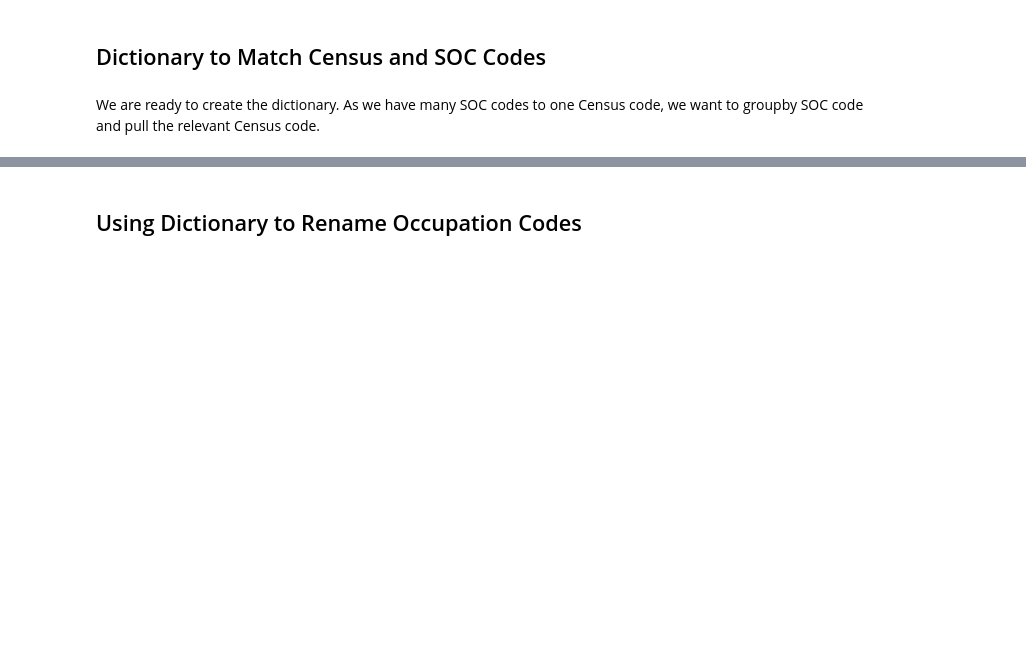
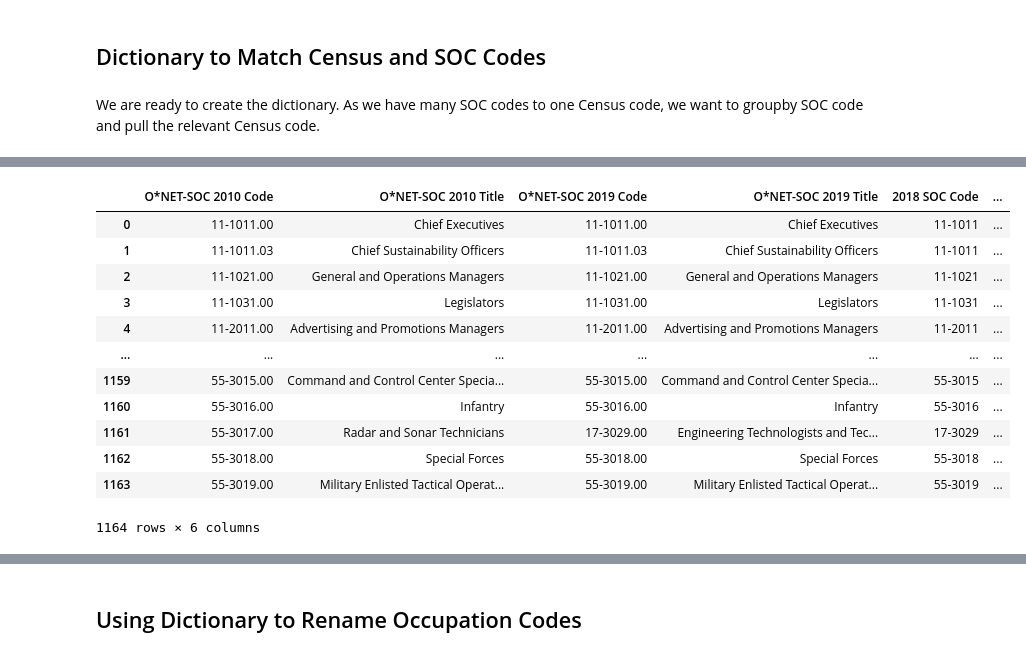
Before and after one commit to meganmccoy/ONET_Occupation_Codes, a Jupyter notebook: Mapping SOP and Census Occupation Codes.ipynb, the cells around one changed output, grey strips where cells are left out. Cells and saved outputs as stored; diff of their text form; code cells hidden in the pictures; blank space fills up the shorter version.

Commit message:
Found issue with DN matching; trying with DN BLS crosswalk code

```diff
--- a/Mapping SOP and Census Occupation Codes.ipynb
+++ b/Mapping SOP and Census Occupation Codes.ipynb
@@ -107,0 +149,4 @@ crosswalk_dict = dict(crosswalk.groupby('2018 SOC Code')['2010 Census Code'].app
+# %%
+crosswalk_onet_2010_to_2019 = pd.read_csv('https://www.onetcenter.org/taxonomy/2019/walk/2010_to_2019_Crosswalk.csv?fmt=csv')
+
+crosswalk_onet_2010_to_2019.head(10) # 1164 occupations
@@ -107,0 +181,19 @@ crosswalk_dict = dict(crosswalk.groupby('2018 SOC Code')['2010 Census Code'].app
+# %%
+tmp = pd.merge(crosswalk_onet_2010_to_2019, crosswalk_onet_2019_to_2018, how='left', on=['O*NET-SOC 2019 Code', 'O*NET-SOC 2019 Title'])
+onetDN = pd.merge(DN, tmp, how = 'left', on=['O*NET-SOC 2010 Code', 'O*NET-SOC 2010 Title'])
+# %%
+tmp
+# %% [output]
+|  | O*NET-SOC 2010 Code | O*NET-SOC 2010 Title | O*NET-SOC 2019 Code | O*NET-SOC 2019 Title | 2018 SOC Code | ... |
+| 0 | 11-1011.00 | Chief Executives | 11-1011.00 | Chief Executives | 11-1011 | ... |
+| 1 | 11-1011.03 | Chief Sustainability Officers | 11-1011.03 | Chief Sustainability Officers | 11-1011 | ... |
+| 2 | 11-1021.00 | General and Operations Managers | 11-1021.00 | General and Operations Managers | 11-1021 | ... |
+| 3 | 11-1031.00 | Legislators | 11-1031.00 | Legislators | 11-1031 | ... |
+| 4 | 11-2011.00 | Advertising and Promotions Managers | 11-2011.00 | Advertising and Promotions Managers | 11-2011 | ... |
+| ... | ... | ... | ... | ... | ... | ... |
+| 1159 | 55-3015.00 | Command and Control Center Specia... | 55-3015.00 | Command and Control Center Specia... | 55-3015 | ... |
+| 1160 | 55-3016.00 | Infantry | 55-3016.00 | Infantry | 55-3016 | ... |
+| 1161 | 55-3017.00 | Radar and Sonar Technicians | 17-3029.00 | Engineering Technologists and Tec... | 17-3029 | ... |
+| 1162 | 55-3018.00 | Special Forces | 55-3018.00 | Special Forces | 55-3018 | ... |
+| 1163 | 55-3019.00 | Military Enlisted Tactical Operat... | 55-3019.00 | Military Enlisted Tactical Operat... | 55-3019 | ... |
+1164 rows × 6 columns
```
Also changed, not shown: parts of 52 cells of this notebook.
